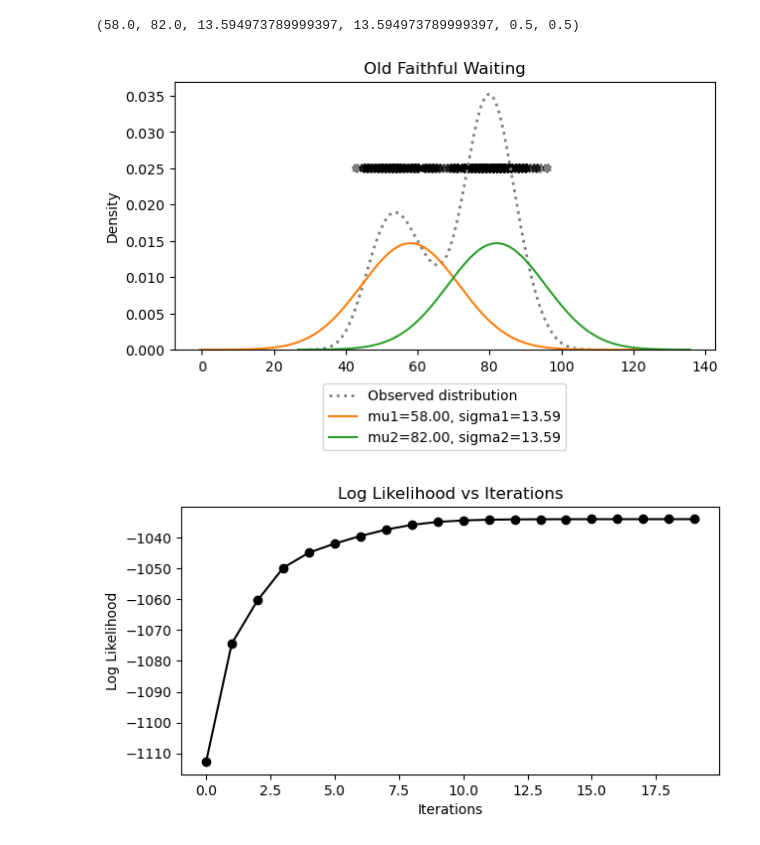
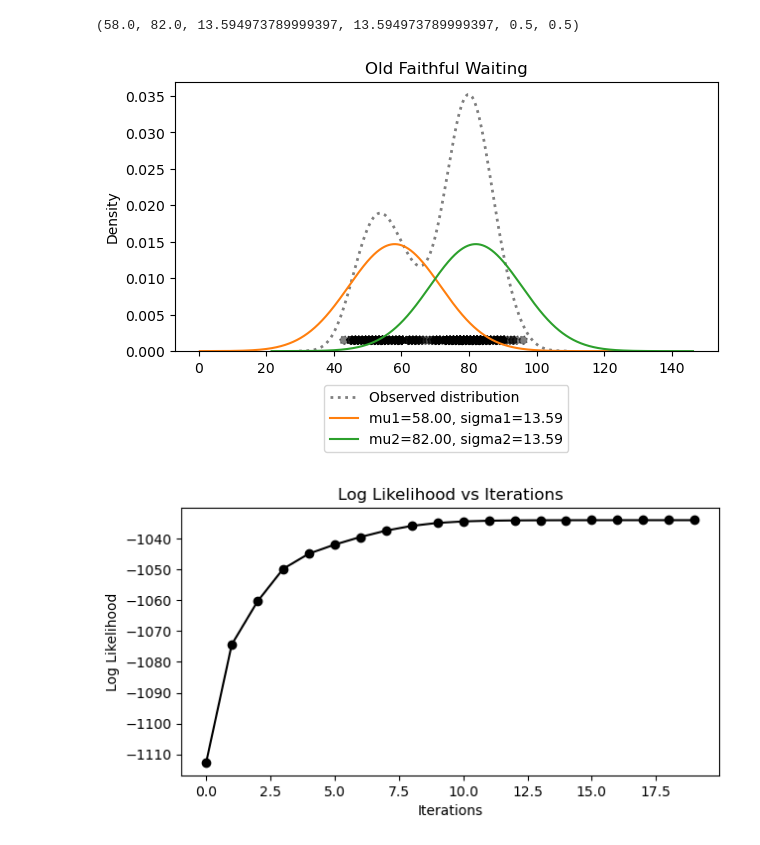
Before and after one commit to rodriguezmDNA/statsfromscratch, a Jupyter notebook: Expectation Maximization/EM_Old_Faithful.ipynb, the cells around one changed output. Cells and saved outputs as stored; diff of their text form; code cells hidden in the pictures.

```diff
--- a/Expectation Maximization/EM_Old_Faithful.ipynb
+++ b/Expectation Maximization/EM_Old_Faithful.ipynb
@@ -301,28 +301,28 @@ mu1_hat, mu2_hat, sigma1_hat, sigma2_hat, pi1_hat, pi2_hat
 # %%
 # sample 100000 times from this two initial normal distribution
 samples_1 = np.random.normal(mu1_hat, sigma1_hat, 100000)
 samples_2 = np.random.normal(mu2_hat, sigma2_hat, 100000)
 
 y_normal_1 = scipy.stats.norm(mu1_hat, sigma1_hat).pdf(np.sort(samples_1))
 y_normal_2 = scipy.stats.norm(mu2_hat, sigma2_hat).pdf(np.sort(samples_2))
 
 y_normal_1_scaled = y_normal_1 * pi1_hat
 y_normal_2_scaled = y_normal_2 * pi2_hat
 
 
 plt.figure(figsize=(7, 3.5))
 plt.title('Old Faithful Waiting')
-y_value = 0.025
+y_value = 0.0015
 y = np.zeros_like(eruptions) + y_value
 
 sns.kdeplot(waiting, color='gray', label='Observed distribution',lw=2, ls='dotted')
 plt.scatter(waiting, y, ls='dotted', marker='o', c='black', alpha=0.5)
 plt.plot(np.sort(samples_1), y_normal_1_scaled, c='tab:orange', label=f'mu1={mu1_hat:.2f}, sigma1={sigma1_hat:.2f}')
 plt.plot(np.sort(samples_2), y_normal_2_scaled, c='tab:green', label=f'mu2={mu2_hat:.2f}, sigma2={sigma2_hat:.2f}')
 plt.legend(bbox_to_anchor=(0.5, -0.25), loc='center')
 plt.show()
 # %% [output]
-[figure, old version]
+[figure, new version]
 # %%
 X = waiting.copy()
 log_likelihood_list = []
```
Also changed, not shown: parts of 8 cells of this notebook, 3 other files.
